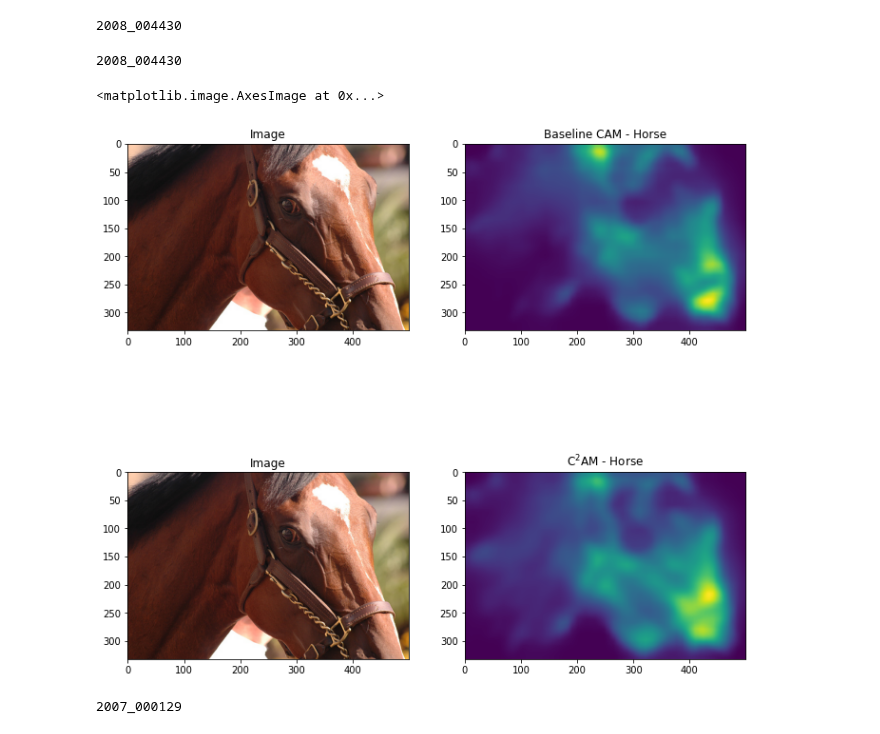
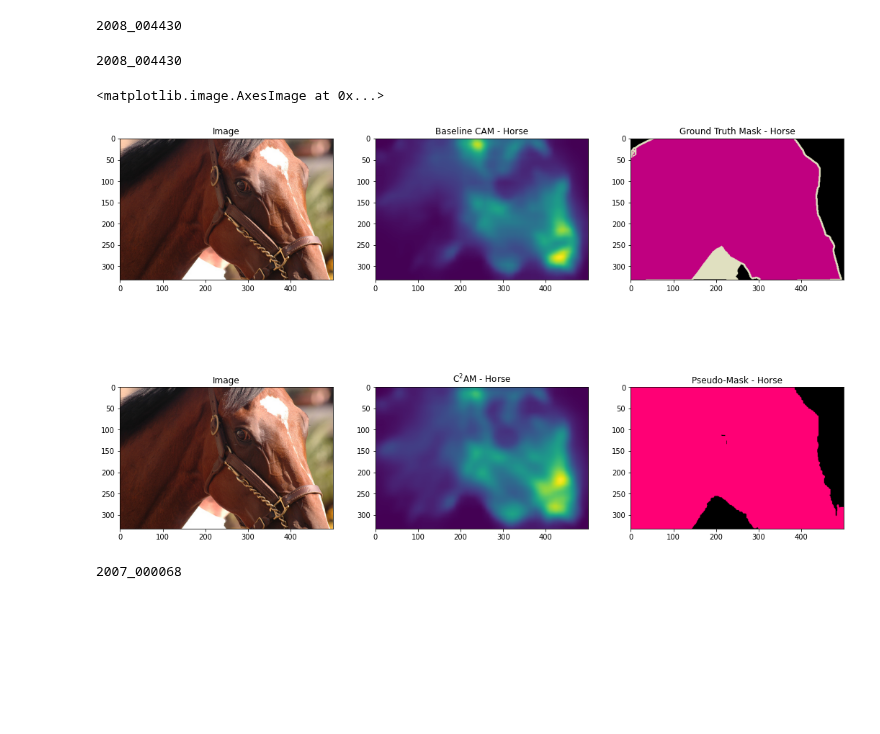
Before and after one commit to yiping-wang/c2am, a Jupyter notebook: C2AM.ipynb, the cells around one changed output. Saved outputs shown, nothing was run; the diff lists cells and outputs as text; code cells hidden in the pictures; blank space fills up the shorter version.

Commit message:
Finalize project! (#9)

```diff
--- a/C2AM.ipynb
+++ b/C2AM.ipynb
@@ -16,5 +54,5 @@ from net import resnet50
 # %%
-baseline_cam_weight_path = '/Users/Andy/Projects/resnet50_baseline_512.pth'
+baseline_cam_weight_path = '/Users/Andy/Projects/resnet50_cam.pth'
 frontdoor_cam_weight_path = '/Users/Andy/Projects/resnet50_c2am.pth'
 
 model_baseline = CAM()
@@ -32,7 +70,7 @@ voc12_root = '/Users/Andy/Projects/dataset/VOCdevkit/VOC2012'
 train_dataset = voc12.dataloader.VOC12ClassificationDatasetMSF(train_list,
                                                           voc12_root=voc12_root,
                                                           scales=(1.0, 0.5, 1.5, 2.0))
-train_loader = DataLoader(val_dataset, shuffle=False)
+train_loader = DataLoader(train_dataset, shuffle=False)
 
 val_list = '/Users/Andy/Projects/c2am/voc12/val.txt'
 
@@ -83,27 +121,35 @@ with torch.no_grad():
 2008_004430
 # %%
 im = Image.open(os.path.join(voc12_root, 'JPEGImages', img_name + '.jpg'))
+pseudo = Image.open(os.path.join(voc12_root, 'SegmentationClassAug', img_name + '.png'))
+pseudo_color = imutils.colorize_label(np.asarray(pseudo))
+gt = Image.open(os.path.join(voc12_root, 'SegmentationClass', img_name + '.png'))
 print(img_name)
 fig = plt.figure(figsize=(18,18))
 ax1 = fig.add_subplot(331)
 plt.title('Image')
 ax1.imshow(im)
 ax2 = fig.add_subplot(332)
 plt.title('Baseline CAM - Horse')
 ax2.imshow(baseline_highres_cam[0].squeeze())
+ax2 = fig.add_subplot(333)
+plt.title('Ground Truth Mask - Horse')
+ax2.imshow(gt)
 ax1 = fig.add_subplot(334)
 plt.title('Image')
 ax1.imshow(im)
 ax2 = fig.add_subplot(335)
 plt.title('C$^2$AM - Horse')
 ax2.imshow(frontdoor_highres_cam[0].squeeze())
+ax2 = fig.add_subplot(336)
+plt.title('Pseudo-Mask - Horse')
+ax2.imshow(pseudo_color)
 # %% [output]
 2008_004430
 <matplotlib.image.AxesImage at 0x...>
-[figure, old version]
+[figure, new version]
 # %%
-data_iter = iter(val_loader)
-pack = next(data_iter)
+data_iter = iter(train_loader)
 pack = next(data_iter)
 pack = next(data_iter)
 pack = next(data_iter)
@@ -138,5 +184,5 @@ with torch.no_grad():
     baseline_highres_cam /= F.adaptive_max_pool2d(baseline_highres_cam, (1, 1)) + 1e-5
     frontdoor_highres_cam /= F.adaptive_max_pool2d(frontdoor_highres_cam, (1, 1)) + 1e-5
 # %% [output]
-2007_000129
+2007_000068
 # %%
```
Also changed, not shown: parts of 9 cells of this notebook, 30 other files.
